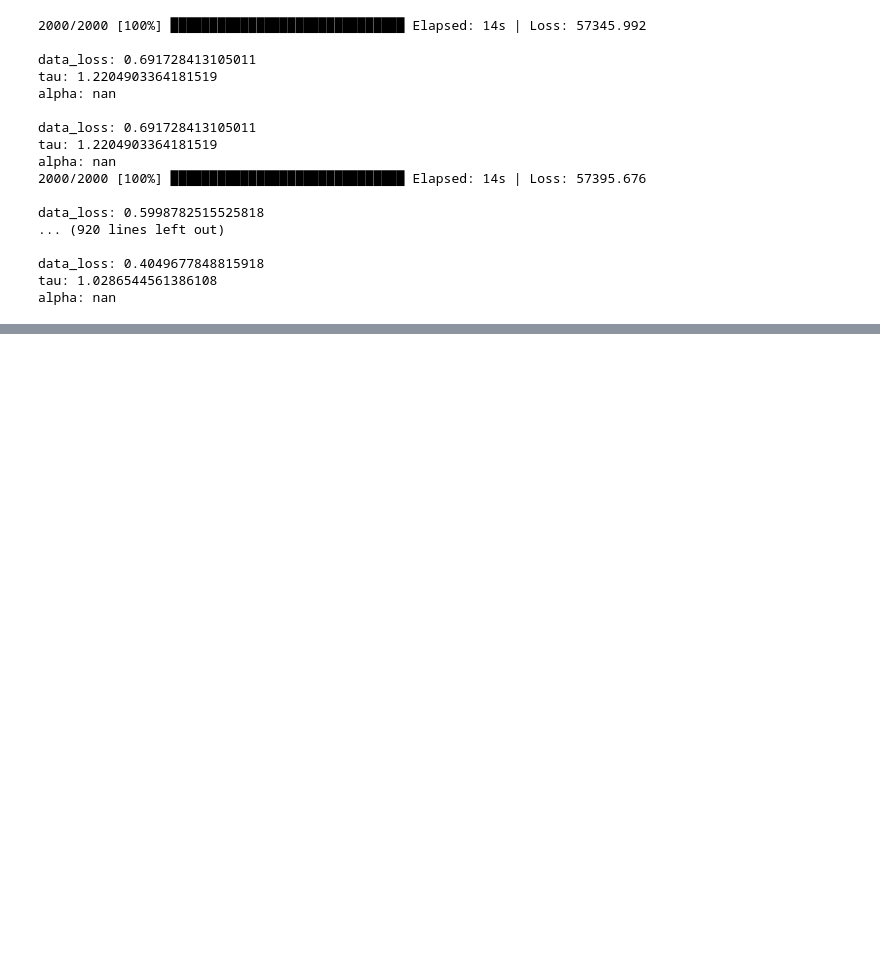
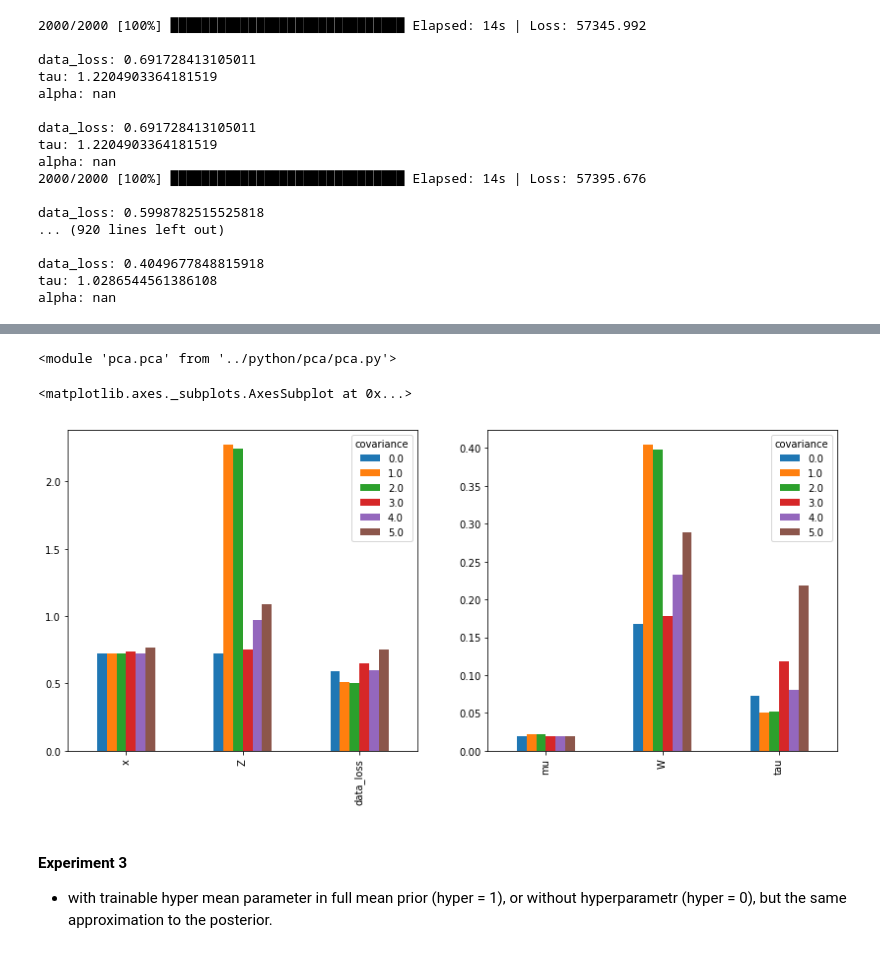
Before and after one commit to betaplane/cezanne, a Jupyter notebook: notebooks/PPCA.ipynb, the cells around one changed output, grey strips where cells are left out. Saved outputs shown, nothing was run; the diff lists cells and outputs as text; code cells hidden in the pictures; blank space fills up the shorter version.

```diff
--- a/notebooks/PPCA.ipynb
+++ b/notebooks/PPCA.ipynb
@@ -133,11 +74,11 @@ p.losses
 # %%
-n_data_init = 10
+n_data = 10
 n_seed = 10
 n_iter = 2000
 
-for _ in range(n_data_init):
-    d = data().toy()
-    p2 = ppca.detPCA().run(d.x1).critique(d)
+for _ in range(n_data):
+    d = tests.data().toy()
+    p2 = pca.detPCA().run(d.x1).critique(d)
     for s in range(n_pca_init):
         p1 = ppca.probPCA(d.x1, seed=s, logdir='ppca_logs')
         p1.run(n_iter).critique(d)
@@ -215,0 +381,13 @@ set_matplotlib_formats('png', 'pdf')
+# %%
+# this one is not done yet
+n_missing = 10
+n_seed = 10
+n_iter = 2000
+
+d = tests.data().toy()
+for miss in np.arange(0, 1, .1):
+    d.missing(miss)
+    p1 = pca.detPCA().run(d.x1).critique(d)
+    for s in range(n_pca_init):
+        p2 = pca.probPCA(d.x1, seed=s, logdir='ppca_logs')
+        p2.run(n_iter).critique(d).critique(d, rotate=True)
@@ -215,0 +396,17 @@ set_matplotlib_formats('png', 'pdf')
+# %%
+n_seed = 10
+n_iter = 2000
+
+d = tests.data().toy()
+for i, cov in enumerate([
+    {'posterior': 'fact', 'prior': {'W': 'full', 'Z': 'fact'}},
+    {'posterior': 'fact', 'prior': {'W': 'fact', 'Z': 'full'}},
+    {'posterior': 'fact', 'prior': {'W': 'full', 'Z': 'full'}},
+    {'posterior': {'W': 'full', 'Z': 'fact'}, 'prior': {'W': 'full', 'Z': 'fact'}},
+    {'posterior': {'W': 'fact', 'Z': 'full'}, 'prior': {'W': 'fact', 'Z': 'full'}},
+    {'posterior': {'W': 'full', 'Z': 'full'}, 'prior': {'W': 'full', 'Z': 'full'}},
+]):
+    pca.probPCA.covariance = cov
+    for s in range(n_seed):
+        p1 = pca.probPCA(d.x1, seed=s, logdir='ppca_logs', covariance=i)
+        p1.run(n_iter).critique(d, rotate=True)
@@ -215,0 +431,4 @@ set_matplotlib_formats('png', 'pdf')
+# %%
+reload(pca)
+# %% [output]
+<module 'pca.pca' from '../python/pca/pca.py'>
@@ -215,0 +437,13 @@ set_matplotlib_formats('png', 'pdf')
+# %%
+a = loss.groupby('covariance').mean()
+
+fig, axs = plt.subplots(1, 2, figsize=(14, 6))
+a[['x', 'Z', 'data_loss']].T.plot.bar(ax=axs[0])
+a[['mu', 'W', 'tau']].T.plot.bar(ax=axs[1])
+# %% [output]
+<matplotlib.axes._subplots.AxesSubplot at 0x...>
+[figure, added]
+# %% [markdown]
+#### Experiment 3
+
+* with trainable hyper mean parameter in full mean prior (hyper = 1), or without hyperparametr (hyper = 0), but the same approximation to the posterior.
```
Also changed, not shown: parts of 29 cells of this notebook, 3 other files.
